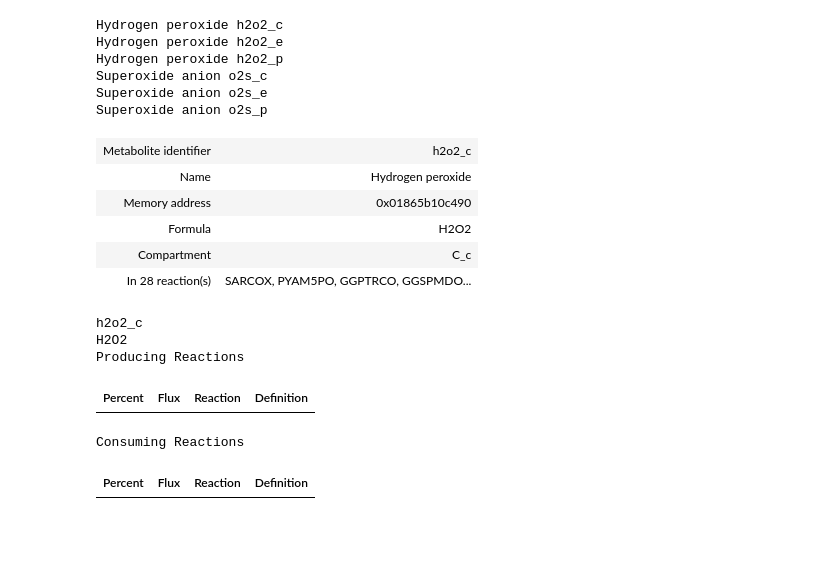
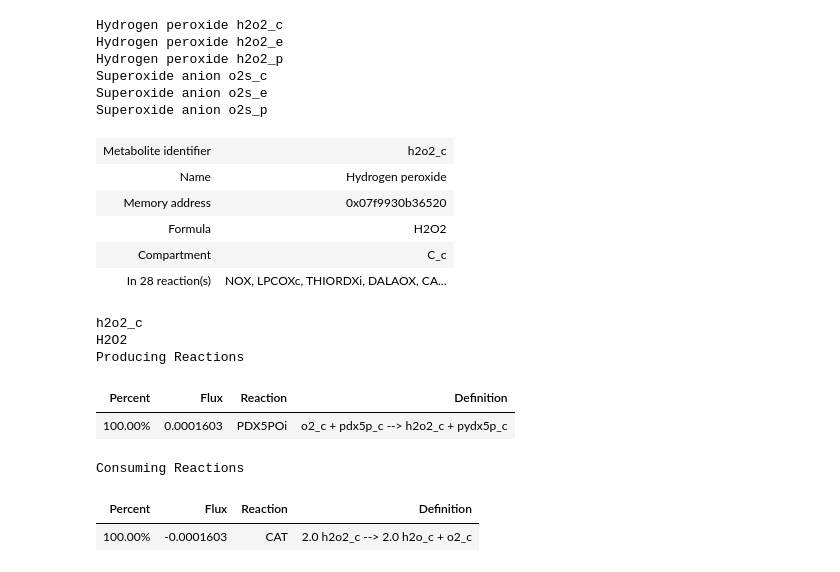
Before and after one commit to 27410/group-assignment-2021-group_1_vibrio_natriegens_2021, a Jupyter notebook: Side_reactions_and_searching.ipynb, the cells around one changed output. Drawn from its saved outputs; the diff is of its cells as text; code cells hidden in the pictures; blank space fills up the shorter version.

```diff
--- a/Side_reactions_and_searching.ipynb
+++ b/Side_reactions_and_searching.ipynb
@@ -293,20 +293,22 @@ Superoxide anion o2s_c
 Superoxide anion o2s_e
 Superoxide anion o2s_p
 # %%
-model.metabolites.get_by_id('h2o2_c')
+model_M9_vio.metabolites.get_by_id('h2o2_c')
 # %% [output]
 | Metabolite identifier | h2o2_c |
 | Name | Hydrogen peroxide |
-| Memory address | 0x01865b10c490 |
+| Memory address | 0x07f9930b36520 |
 | Formula | H2O2 |
 | Compartment | C_c |
-| In 28 reaction(s) | SARCOX, PYAM5PO, GGPTRCO, GGSPMDO... |
+| In 28 reaction(s) | NOX, LPCOXc, THIORDXi, DALAOX, CA... |
 # %%
-model.metabolites.h2o2_c.summary()
+model_M9_vio.metabolites.h2o2_c.summary()
 # %% [output]
 h2o2_c
 H2O2
 Producing Reactions
 | Percent | Flux | Reaction | Definition |
+| 100.00% | 0.0001603 | PDX5POi | o2_c + pdx5p_c --> h2o2_c + pydx5p_c |
 Consuming Reactions
 | Percent | Flux | Reaction | Definition |
+| 100.00% | -0.0001603 | CAT | 2.0 h2o2_c --> 2.0 h2o_c + o2_c |
```
Also changed, not shown: parts of 11 cells of this notebook, 5 other files.
